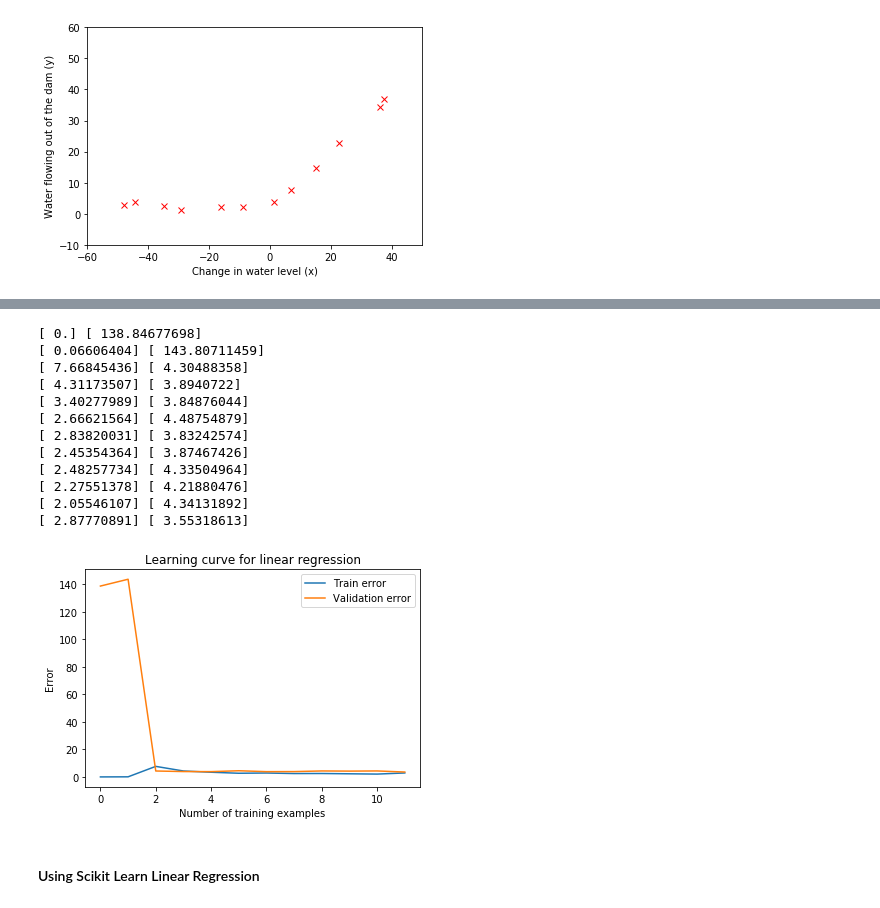
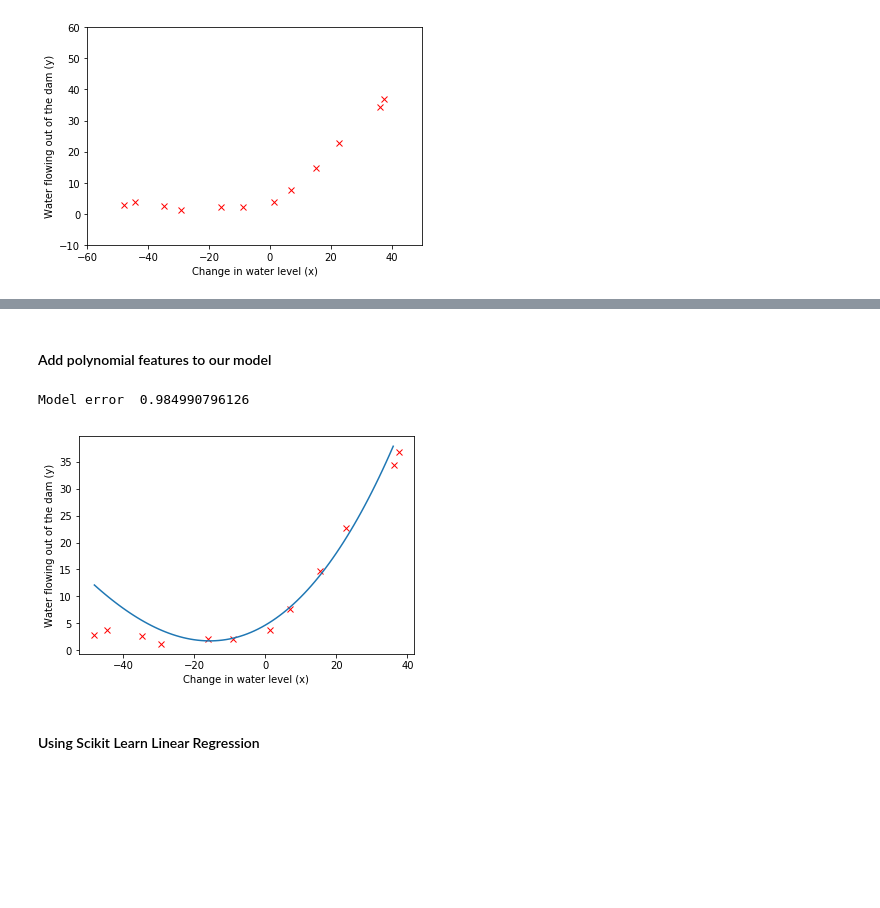
Before and after one commit to locluthor/Machine_Learning, a Jupyter notebook: Bias_Variance_Trade-off.ipynb, the cells around one changed output, grey strips where cells are left out. Drawn from its saved outputs; the diff is of its cells as text; code cells hidden in the pictures; blank space fills up the shorter version.

```diff
--- a/Bias_Variance_Trade-off.ipynb
+++ b/Bias_Variance_Trade-off.ipynb
@@ -208,25 +68,25 @@ plot_learning_curve(X, y, X_val, y_val, 0)
+# %% [markdown]
+####  Add polynomial features to our model
 # %%
-poly = PolynomialFeatures(8, include_bias=False)
+poly = PolynomialFeatures(4, include_bias=False)
 X_poly = poly.fit_transform(X)
 X_val_poly = poly.fit_transform(X_val)
-TRAINING_SET_MEAN = np.mean(X_poly, axis=0)
-TRAINING_SET_RANGE = np.max(X_poly, axis=0) - np.min(X_poly, axis=0)
+lr_model = model_training(X_poly, y, _lambda=5)
+print('Model error ', model_error(lr_model.predict(X_poly), y))
+# %% [output]
+Model error  0.984990796126
-# %%
-plot_learning_curve(X_poly, y, X_val_poly, y_val, 0.2)
-# %% [output]
-[ 0.] [ 138.84677698]
-[ 0.06606404] [ 143.80711459]
-[ 7.66845436] [ 4.30488358]
-[ 4.31173507] [ 3.8940722]
-[ 3.40277989] [ 3.84876044]
-[ 2.66621564] [ 4.48754879]
-[ 2.83820031] [ 3.83242574]
-[ 2.45354364] [ 3.87467426]
-[ 2.48257734] [ 4.33504964]
-[ 2.27551378] [ 4.21880476]
-[ 2.05546107] [ 4.34131892]
-[ 2.87770891] [ 3.55318613]
-[figure, removed]
+# %%
+plt.plot(X, y, 'rx')
+X_min = X[np.argmin(X)]
+X_max = X[np.argmax(X)]
+lr_input = np.arange(int(X_min), int(X_max))
+lr_input = np.reshape(lr_input, (lr_input.shape[0], 1))
+plt.plot(lr_input, plot_lr_model(lr_input, lr_model.coef_, lr_model.intercept_, 3))
+plt.xlabel('Change in water level (x)')
+plt.ylabel('Water flowing out of the dam (y)')
+plt.show()
+# %% [output]
+[figure, added]
 # %% [markdown]
 #### Using Scikit Learn Linear Regression
 # %%
```
Also changed, not shown: parts of 29 cells of this notebook.
